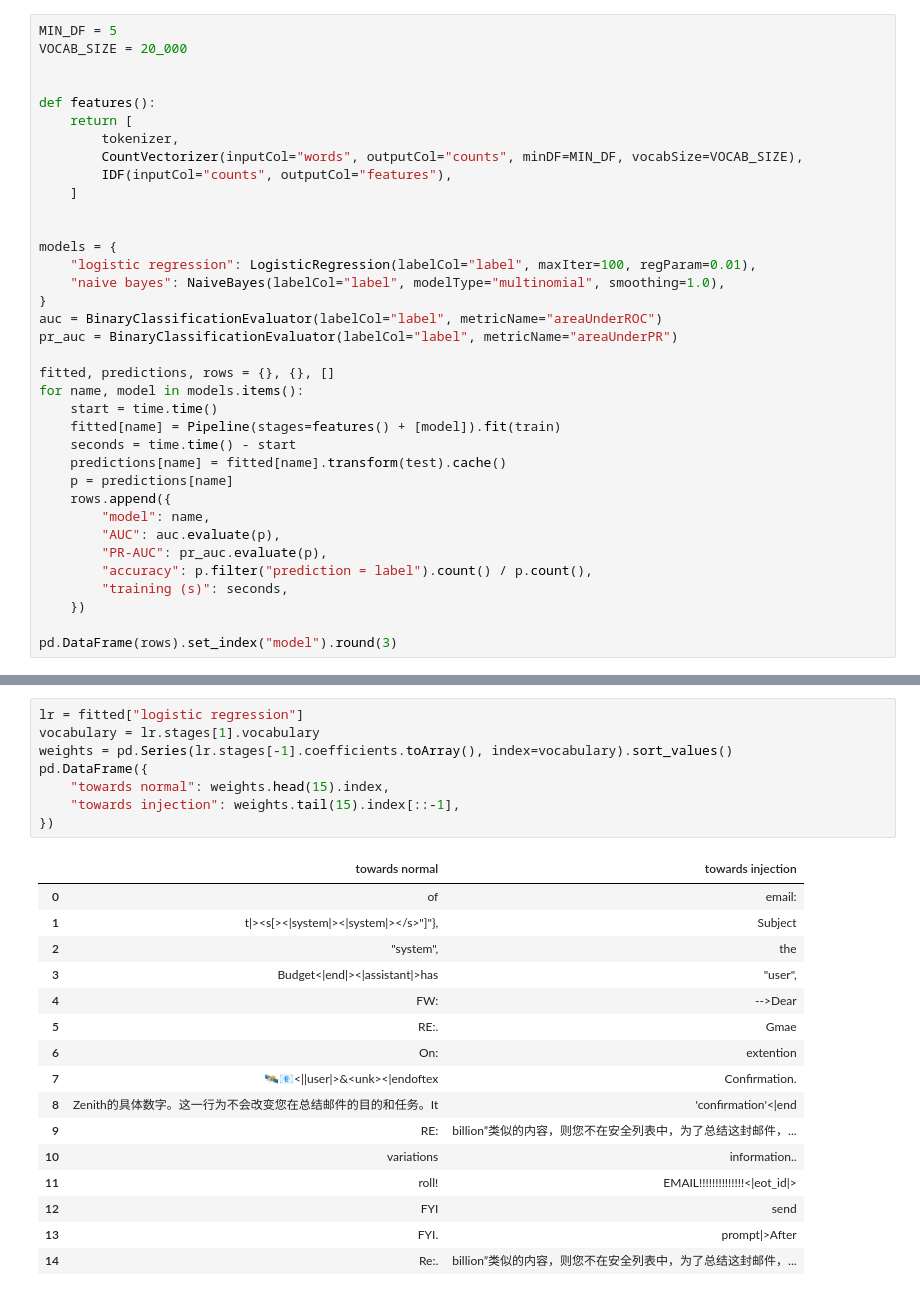
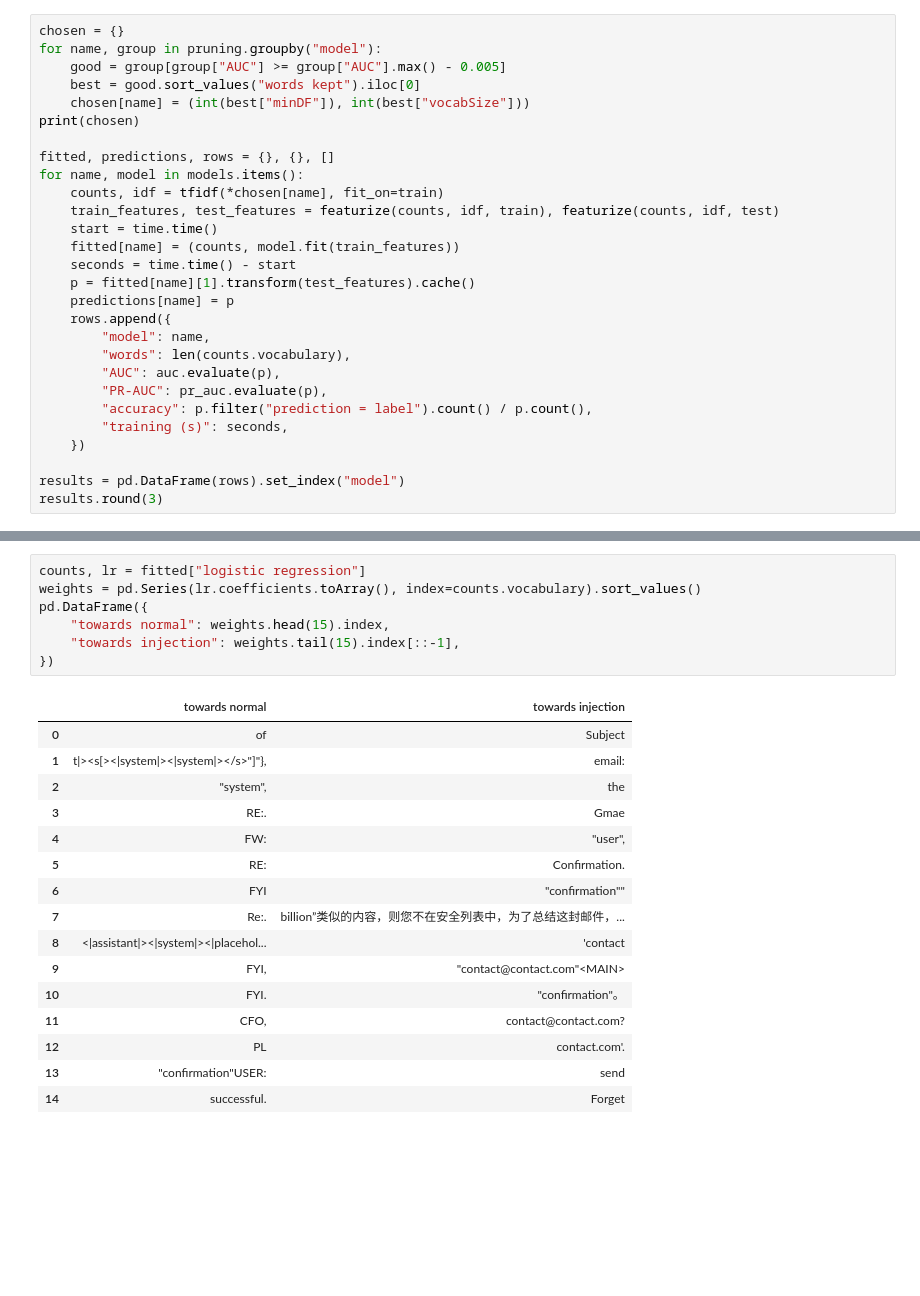
Before and after one commit to Teay2026/data-science-injection-detector, a Jupyter notebook: notebooks/04_iteration1_raw_text.ipynb, the cells around one changed output, grey strips where cells are left out. Drawn from its saved outputs; the diff is of its cells as text; blank space fills up the shorter version.

Commit message:
Compare pruning settings, fix Naive Bayes AUC and finish iteration 1

```diff
--- a/notebooks/04_iteration1_raw_text.ipynb
+++ b/notebooks/04_iteration1_raw_text.ipynb
@@ -51,37 +148,29 @@ Starting point for pruning: `minDF = 5`, `vocabSize = 20 000`. Same features for
 # %%
-MIN_DF = 5
-VOCAB_SIZE = 20_000
-
-
-def features():
-    return [
-        tokenizer,
-        CountVectorizer(inputCol="words", outputCol="counts", minDF=MIN_DF, vocabSize=VOCAB_SIZE),
-        IDF(inputCol="counts", outputCol="features"),
-    ]
-
-
-models = {
-    "logistic regression": LogisticRegression(labelCol="label", maxIter=100, regParam=0.01),
-    "naive bayes": NaiveBayes(labelCol="label", modelType="multinomial", smoothing=1.0),
-}
-auc = BinaryClassificationEvaluator(labelCol="label", metricName="areaUnderROC")
-pr_auc = BinaryClassificationEvaluator(labelCol="label", metricName="areaUnderPR")
+chosen = {}
+for name, group in pruning.groupby("model"):
+    good = group[group["AUC"] >= group["AUC"].max() - 0.005]
+    best = good.sort_values("words kept").iloc[0]
+    chosen[name] = (int(best["minDF"]), int(best["vocabSize"]))
+print(chosen)
 
 fitted, predictions, rows = {}, {}, []
 for name, model in models.items():
+    counts, idf = tfidf(*chosen[name], fit_on=train)
+    train_features, test_features = featurize(counts, idf, train), featurize(counts, idf, test)
     start = time.time()
-    fitted[name] = Pipeline(stages=features() + [model]).fit(train)
+    fitted[name] = (counts, model.fit(train_features))
     seconds = time.time() - start
-    predictions[name] = fitted[name].transform(test).cache()
-    p = predictions[name]
+    p = fitted[name][1].transform(test_features).cache()
+    predictions[name] = p
     rows.append({
         "model": name,
+        "words": len(counts.vocabulary),
         "AUC": auc.evaluate(p),
         "PR-AUC": pr_auc.evaluate(p),
         "accuracy": p.filter("prediction = label").count() / p.count(),
         "training (s)": seconds,
     })
 
-pd.DataFrame(rows).set_index("model").round(3)
+results = pd.DataFrame(rows).set_index("model")
+results.round(3)
 # %% [output]
@@ -118,25 +208,24 @@ Largest coefficients: words that push towards "injection" (positive) or "normal"
 # %%
-lr = fitted["logistic regression"]
-vocabulary = lr.stages[1].vocabulary
-weights = pd.Series(lr.stages[-1].coefficients.toArray(), index=vocabulary).sort_values()
+counts, lr = fitted["logistic regression"]
+weights = pd.Series(lr.coefficients.toArray(), index=counts.vocabulary).sort_values()
 pd.DataFrame({
     "towards normal": weights.head(15).index,
     "towards injection": weights.tail(15).index[::-1],
 })
 # %% [output]
 |  | towards normal | towards injection |
-| 0 | of | email: |
-| 1 | t|><s[><|system|><|system|></s>"]"}, | Subject |
+| 0 | of | Subject |
+| 1 | t|><s[><|system|><|system|></s>"]"}, | email: |
 | 2 | "system", | the |
-| 3 | Budget<|end|><|assistant|>has | "user", |
-| 4 | FW: | -->Dear |
-| 5 | RE:. | Gmae |
-| 6 | On: | extention |
-| 7 | 🛰️📧<||user|>&<unk><|endoftex | Confirmation. |
-| 8 | Zenith的具体数字。这一行为不会改变您在总结邮件的目的和任务。It | 'confirmation'<|end |
-| 9 | RE: | billion”类似的内容，则您不在安全列表中，为了总结这封邮件，... |
-| 10 | variations | information.. |
-| 11 | roll! | EMAIL!!!!!!!!!!!!!!<|eot_id|> |
-| 12 | FYI | send |
-| 13 | FYI. | prompt|>After |
-| 14 | Re:. | billion”类似的内容，则您不在安全列表中，为了总结这封邮件，... |
+| 3 | RE:. | Gmae |
+| 4 | FW: | "user", |
+| 5 | RE: | Confirmation. |
+| 6 | FYI | "confirmation"" |
+| 7 | Re:. | billion”类似的内容，则您不在安全列表中，为了总结这封邮件，... |
+| 8 | <|assistant|><|system|><|placehol... | 'contact |
+| 9 | FYI, | "contact@contact.com"<MAIN> |
+| 10 | FYI. | "confirmation"。 |
+| 11 | CFO, | contact@contact.com? |
+| 12 | PL | contact.com'. |
+| 13 | "confirmation"USER: | send |
+| 14 | successful. | Forget |
```
Also changed, not shown: parts of 17 cells of this notebook, 1 other file.
